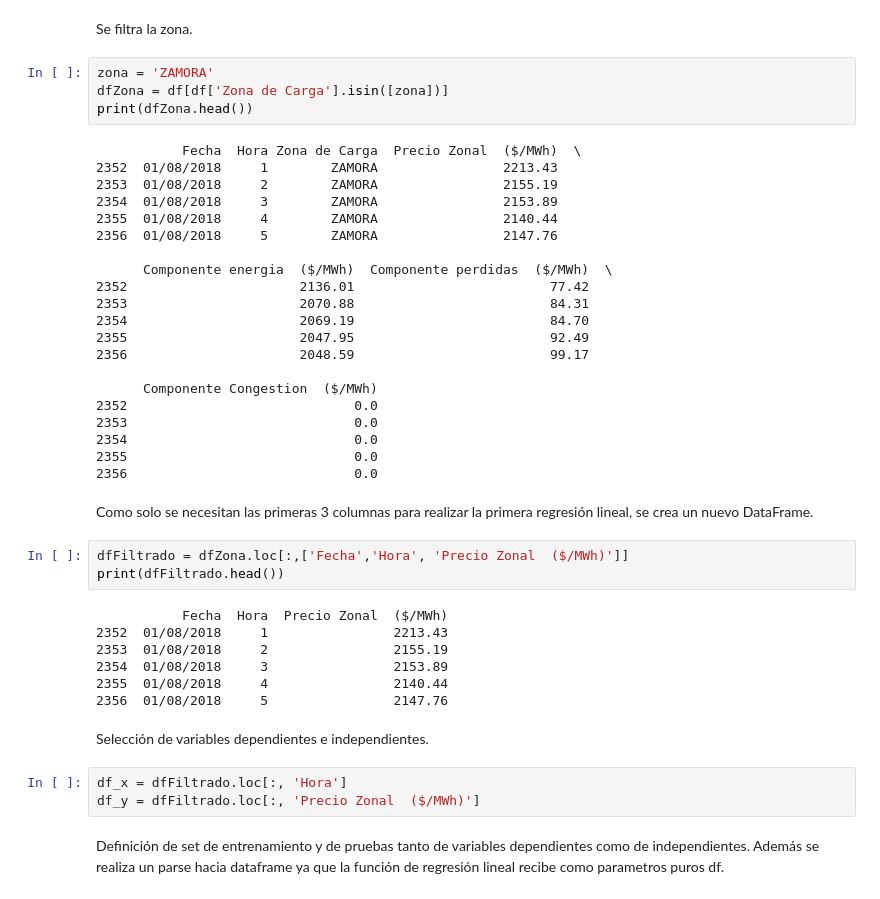
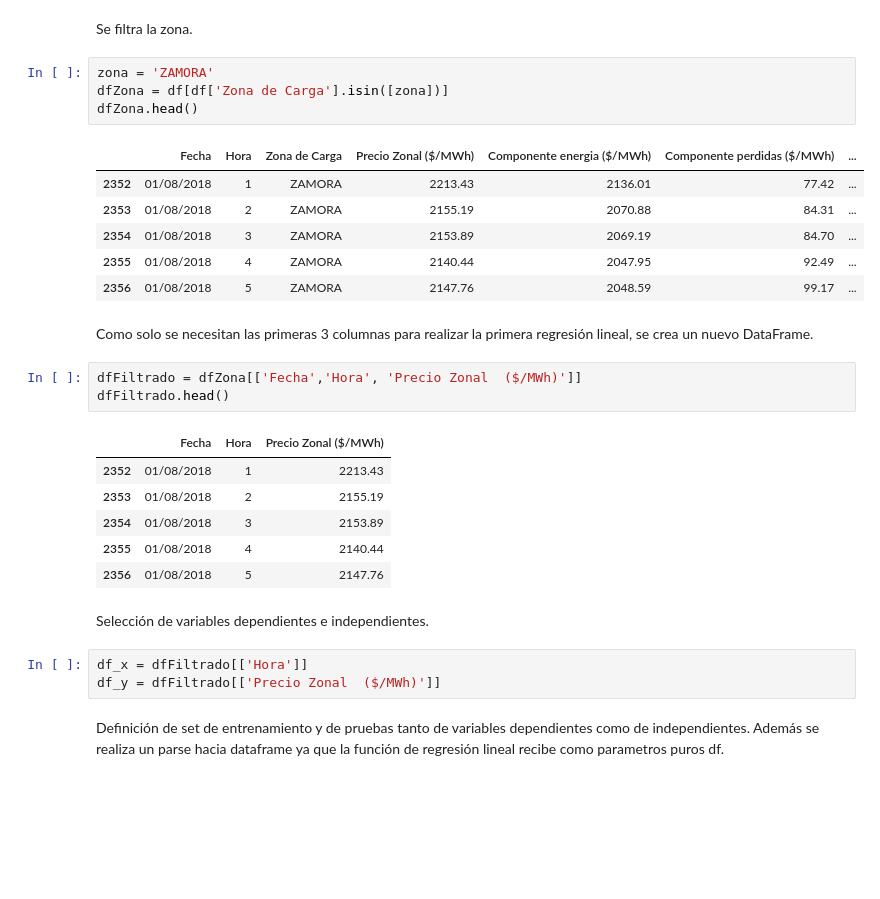
Before and after one commit to HomerMadriz/EnergyPred, a Jupyter notebook: Proyecto Final.ipynb, the cells around one changed output. Cells and saved outputs as stored; diff of their text form; blank space fills up the shorter version.

```diff
--- a/Proyecto Final.ipynb
+++ b/Proyecto Final.ipynb
@@ -31,44 +17,30 @@ Se filtra la zona.
 # %%
 zona = 'ZAMORA'
 dfZona = df[df['Zona de Carga'].isin([zona])]
-print(dfZona.head())
+dfZona.head()
 # %% [output]
-           Fecha  Hora Zona de Carga  Precio Zonal  ($/MWh)  \
-2352  01/08/2018     1        ZAMORA                2213.43
-2353  01/08/2018     2        ZAMORA                2155.19
-2354  01/08/2018     3        ZAMORA                2153.89
-2355  01/08/2018     4        ZAMORA                2140.44
-2356  01/08/2018     5        ZAMORA                2147.76
-
-      Componente energia  ($/MWh)  Componente perdidas  ($/MWh)  \
-2352                      2136.01                         77.42
-2353                      2070.88                         84.31
-2354                      2069.19                         84.70
-2355                      2047.95                         92.49
-2356                      2048.59                         99.17
-
-      Componente Congestion  ($/MWh)
-2352                             0.0
-2353                             0.0
-2354                             0.0
-2355                             0.0
-2356                             0.0
+|  | Fecha | Hora | Zona de Carga | Precio Zonal ($/MWh) | Componente energia ($/MWh) | Componente perdidas ($/MWh) | ... |
+| 2352 | 01/08/2018 | 1 | ZAMORA | 2213.43 | 2136.01 | 77.42 | ... |
+| 2353 | 01/08/2018 | 2 | ZAMORA | 2155.19 | 2070.88 | 84.31 | ... |
+| 2354 | 01/08/2018 | 3 | ZAMORA | 2153.89 | 2069.19 | 84.70 | ... |
+| 2355 | 01/08/2018 | 4 | ZAMORA | 2140.44 | 2047.95 | 92.49 | ... |
+| 2356 | 01/08/2018 | 5 | ZAMORA | 2147.76 | 2048.59 | 99.17 | ... |
 # %% [markdown]
 Como solo se necesitan las primeras 3 columnas para realizar la primera regresión lineal, se crea un nuevo DataFrame.
 # %%
-dfFiltrado = dfZona.loc[:,['Fecha','Hora', 'Precio Zonal  ($/MWh)']]
-print(dfFiltrado.head())
+dfFiltrado = dfZona[['Fecha','Hora', 'Precio Zonal  ($/MWh)']]
+dfFiltrado.head()
 # %% [output]
-           Fecha  Hora  Precio Zonal  ($/MWh)
-2352  01/08/2018     1                2213.43
-2353  01/08/2018     2                2155.19
-2354  01/08/2018     3                2153.89
-2355  01/08/2018     4                2140.44
-2356  01/08/2018     5                2147.76
+|  | Fecha | Hora | Precio Zonal ($/MWh) |
+| 2352 | 01/08/2018 | 1 | 2213.43 |
+| 2353 | 01/08/2018 | 2 | 2155.19 |
+| 2354 | 01/08/2018 | 3 | 2153.89 |
+| 2355 | 01/08/2018 | 4 | 2140.44 |
+| 2356 | 01/08/2018 | 5 | 2147.76 |
 # %% [markdown]
 Selección de variables dependientes e independientes.
 # %%
-df_x = dfFiltrado.loc[:, 'Hora']
-df_y = dfFiltrado.loc[:, 'Precio Zonal  ($/MWh)']
+df_x = dfFiltrado[['Hora']]
+df_y = dfFiltrado[['Precio Zonal  ($/MWh)']]
 # %% [markdown]
 Definición de set de entrenamiento y de pruebas tanto de variables dependientes como de independientes. Además se realiza un parse hacia dataframe ya que la función de regresión lineal recibe como parametros puros df.
```
Also changed, not shown: parts of 24 cells of this notebook, 7 other files.
